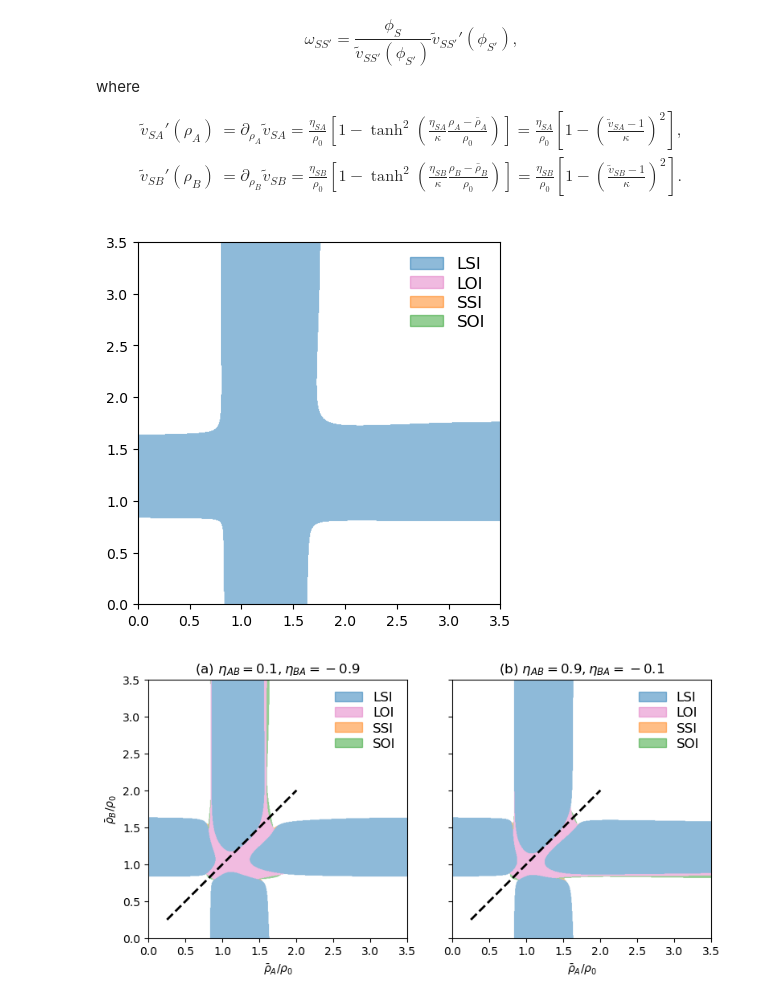
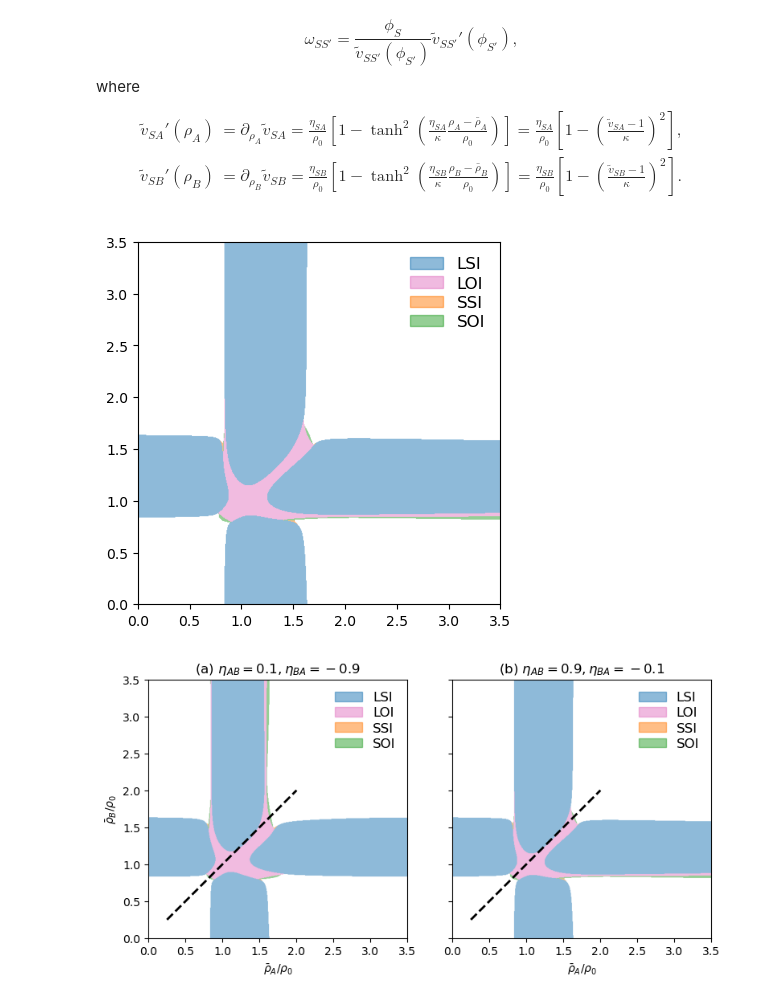
Before and after one commit to skyline-nju/PDE, a Jupyter notebook: Linear_instability/general_PD_comp.ipynb, the cells around one changed output. Drawn from its saved outputs; the diff is of its cells as text; code cells hidden in the pictures.

```diff
--- a/Linear_instability/general_PD_comp.ipynb
+++ b/Linear_instability/general_PD_comp.ipynb
@@ -240,36 +240,36 @@ def plot_PD_composition_Turing(state, extent, xlim=None, ylim=None, ax=None, fil
         else:
             ax.plot(x, y, c="tab:green", lw=1)
 
     if xlim is None:
         xlim = [extent[0], extent[1]]
     if ylim is None:
         ylim = [extent[2], extent[3]]
     ax.set_xlim(xlim[0], xlim[1])
     ax.set_ylim(ylim[0], ylim[1])
     if flag_show:
         plt.show()
         plt.close()
 
 
 Dr_A = Dr_B = 0.1
 etaAA = -2
 etaBB = -2
 # etaAB = 0.95
 # etaBA = -0.05
 
-etaAB = -0.25
-etaBA = -0.25
+etaAB = 0.9
+etaBA = -0.1
 bar_rho_A = 1
 bar_rho_B = 1
 bar_vA = 1
 bar_vB = 1
 # plot_PD_composition(etaAA, etaAB, etaBA, etaBB, Dr, Dr, 1, 1, qmax=2.5, Nq=400, resolution=2000)
 extent, state, q_range = get_PD_composition_data(etaAA, etaAB, etaBA, etaBB, Dr_A, Dr_B, bar_rho_A, bar_rho_B, bar_vA, bar_vB, qmax=2.5, Nq=400, resolution=600)
 # plot_PD_composition(state, extent, xlim=[0, 3.5], ylim=[0, 3.5])
 
 plot_state(state, extent, xlim=[0, 3.5], ylim=[0, 3.5])
 # %% [output]
-[figure, old version]
+[figure, new version]
 # %%
 Dr_A = Dr_B = 0.1
 etaAA = -2
```
Also changed, not shown: 6 other files.
